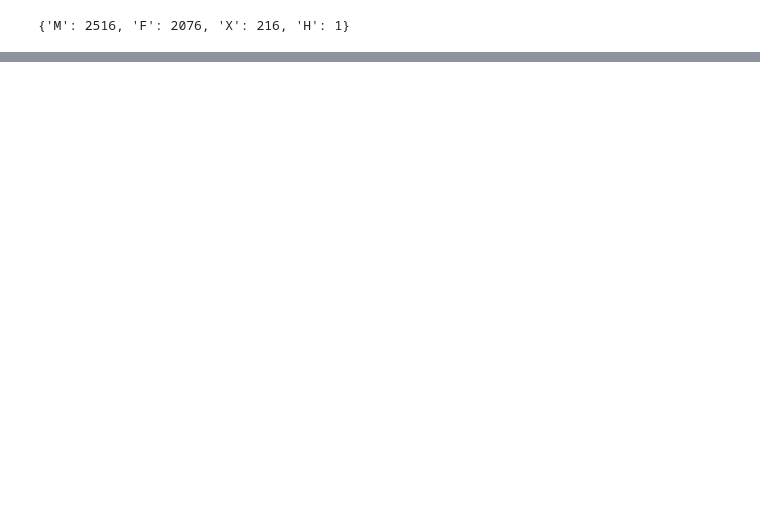
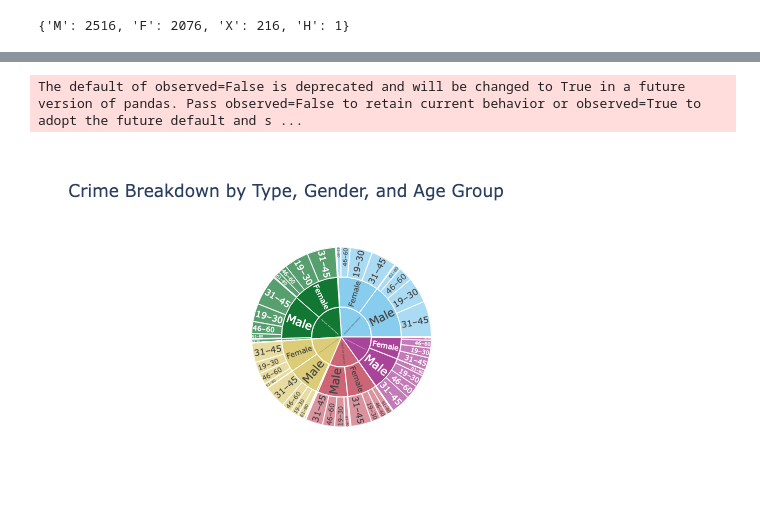
Before and after one commit to ColeChristiana/ColeChristiana.github.io, a Jupyter notebook: DS 4200 Project Visulizations Final.ipynb, the cells around one changed output, grey strips where cells are left out. Saved outputs shown, nothing was run; the diff lists cells and outputs as text; code cells hidden in the pictures; blank space fills up the shorter version.

Commit message:
added all visualiztions

```diff
--- a/DS 4200 Project Visulizations Final.ipynb
+++ b/DS 4200 Project Visulizations Final.ipynb
@@ -293,0 +237,42 @@ svg.selectAll('text')
+# %%
+import pandas as pd
+import plotly.express as px
+
+# Load the dataset
+df = pd.read_csv("LACrimeData9999.csv")
+
+# Clean relevant data
+df = df[(df['Vict Age'] > 0) & (df['Vict Age'] < 100)]
+df = df[df['Crm Cd Desc'].notna() & df['Vict Sex'].notna()]
+
+# Simplify gender labels
+gender_map = {'M': 'Male', 'F': 'Female', 'X': 'Non-Binary/Other', 'H': 'Non-Binary/Other'}
+df['Gender'] = df['Vict Sex'].map(gender_map)
+
+# Create age groups
+bins = [0, 18, 30, 45, 60, 80, 100]
+labels = ['0–18', '19–30', '31–45', '46–60', '61–80', '81–100']
+df['Age Group'] = pd.cut(df['Vict Age'], bins=bins, labels=labels, right=False)
+
+# Top 5 crimes only
+top_crimes = df['Crm Cd Desc'].value_counts().nlargest(5).index
+df_top = df[df['Crm Cd Desc'].isin(top_crimes)].copy()
+
+# Create sunburst chart
+fig = px.sunburst(
+    df_top,
+    path=['Crm Cd Desc', 'Gender', 'Age Group'],
+    values=None,
+    color='Crm Cd Desc',
+    color_discrete_sequence=px.colors.qualitative.Safe,
+    title='Crime Breakdown by Type, Gender, and Age Group'
+)
+
+fig.update_traces(insidetextorientation='radial')
+
+fig.write_html("sunburst.html", include_plotlyjs="cdn")
+
+fig.show()
+# %% [output]
+The default of observed=False is deprecated and will be changed to True in a future version of pandas. Pass observed=False to retain current behavior or observed=True to adopt the future default and s ...
+[figure, added]
```
Also changed, not shown: parts of 4 cells of this notebook, 6 other files.
